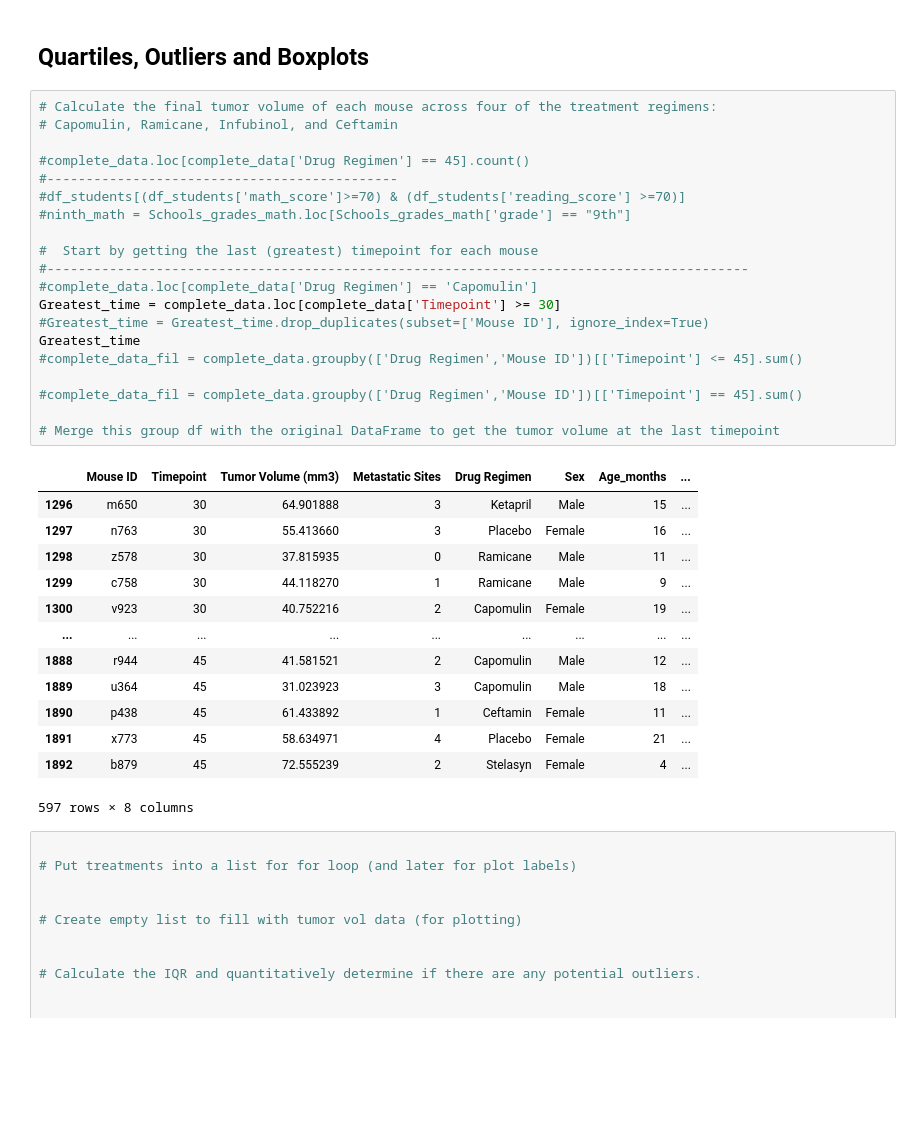
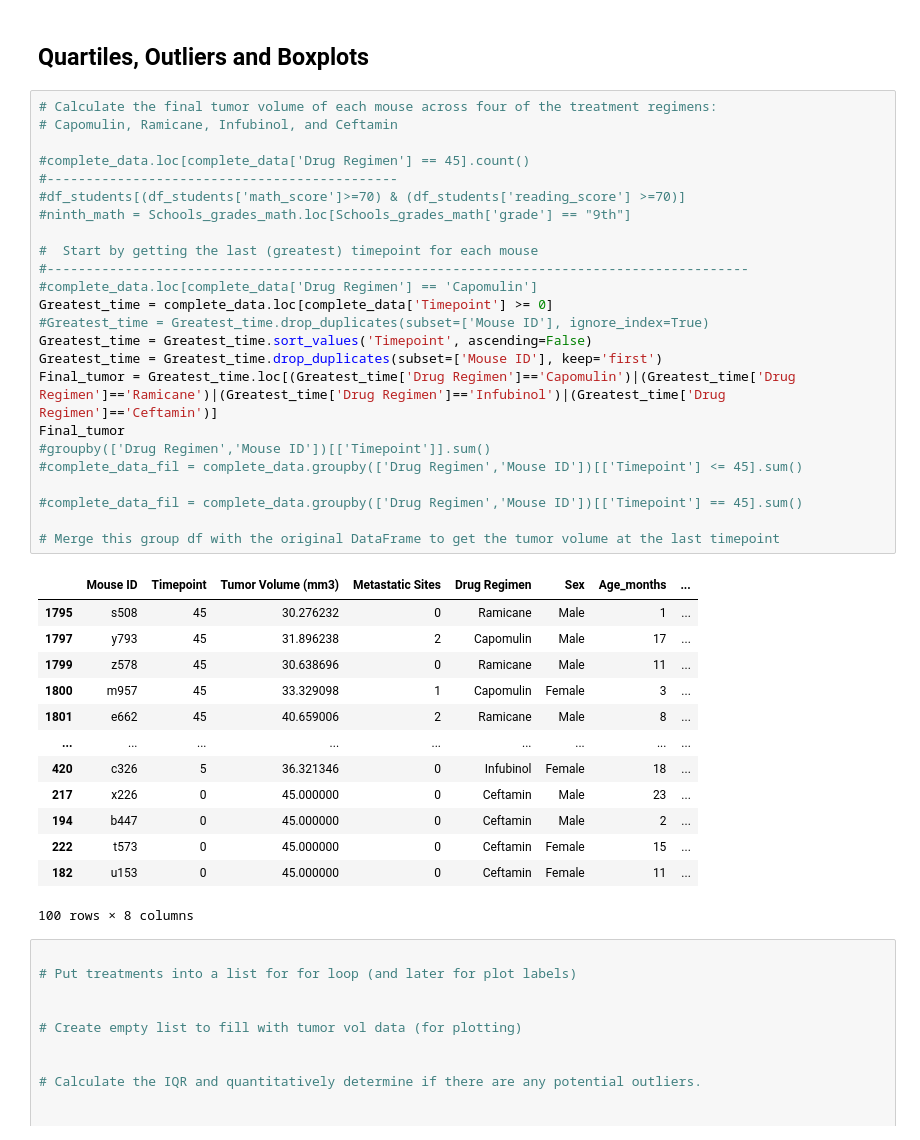
Before and after one commit to Fuy98/Challenge-5, a Jupyter notebook: Challenge-5.ipynb, the cells around one changed output. Saved outputs shown, nothing was run; the diff lists cells and outputs as text; blank space fills up the shorter version.

```diff
--- a/Challenge-5.ipynb
+++ b/Challenge-5.ipynb
@@ -252,37 +253,41 @@ plt.show()
 # %%
 # Calculate the final tumor volume of each mouse across four of the treatment regimens:
 # Capomulin, Ramicane, Infubinol, and Ceftamin
 
 #complete_data.loc[complete_data['Drug Regimen'] == 45].count()
 #---------------------------------------------
 #df_students[(df_students['math_score']>=70) & (df_students['reading_score'] >=70)]
 #ninth_math = Schools_grades_math.loc[Schools_grades_math['grade'] == "9th"]
 
 #  Start by getting the last (greatest) timepoint for each mouse
 #------------------------------------------------------------------------------------------
 #complete_data.loc[complete_data['Drug Regimen'] == 'Capomulin']
-Greatest_time = complete_data.loc[complete_data['Timepoint'] >= 30]
+Greatest_time = complete_data.loc[complete_data['Timepoint'] >= 0]
 #Greatest_time = Greatest_time.drop_duplicates(subset=['Mouse ID'], ignore_index=True)
-Greatest_time
+Greatest_time = Greatest_time.sort_values('Timepoint', ascending=False)
+Greatest_time = Greatest_time.drop_duplicates(subset=['Mouse ID'], keep='first')
+Final_tumor = Greatest_time.loc[(Greatest_time['Drug Regimen']=='Capomulin')|(Greatest_time['Drug Regimen']=='Ramicane')|(Greatest_time['Drug Regimen']=='Infubinol')|(Greatest_time['Drug Regimen']=='Ceftamin')]
+Final_tumor
+#groupby(['Drug Regimen','Mouse ID'])[['Timepoint']].sum()
 #complete_data_fil = complete_data.groupby(['Drug Regimen','Mouse ID'])[['Timepoint'] <= 45].sum()
 
 #complete_data_fil = complete_data.groupby(['Drug Regimen','Mouse ID'])[['Timepoint'] == 45].sum()
 
 # Merge this group df with the original DataFrame to get the tumor volume at the last timepoint
 # %% [output]
 |  | Mouse ID | Timepoint | Tumor Volume (mm3) | Metastatic Sites | Drug Regimen | Sex | Age_months | ... |
-| 1296 | m650 | 30 | 64.901888 | 3 | Ketapril | Male | 15 | ... |
-| 1297 | n763 | 30 | 55.413660 | 3 | Placebo | Female | 16 | ... |
-| 1298 | z578 | 30 | 37.815935 | 0 | Ramicane | Male | 11 | ... |
-| 1299 | c758 | 30 | 44.118270 | 1 | Ramicane | Male | 9 | ... |
-| 1300 | v923 | 30 | 40.752216 | 2 | Capomulin | Female | 19 | ... |
+| 1795 | s508 | 45 | 30.276232 | 0 | Ramicane | Male | 1 | ... |
+| 1797 | y793 | 45 | 31.896238 | 2 | Capomulin | Male | 17 | ... |
+| 1799 | z578 | 45 | 30.638696 | 0 | Ramicane | Male | 11 | ... |
+| 1800 | m957 | 45 | 33.329098 | 1 | Capomulin | Female | 3 | ... |
+| 1801 | e662 | 45 | 40.659006 | 2 | Ramicane | Male | 8 | ... |
 | ... | ... | ... | ... | ... | ... | ... | ... | ... |
-| 1888 | r944 | 45 | 41.581521 | 2 | Capomulin | Male | 12 | ... |
-| 1889 | u364 | 45 | 31.023923 | 3 | Capomulin | Male | 18 | ... |
-| 1890 | p438 | 45 | 61.433892 | 1 | Ceftamin | Female | 11 | ... |
-| 1891 | x773 | 45 | 58.634971 | 4 | Placebo | Female | 21 | ... |
-| 1892 | b879 | 45 | 72.555239 | 2 | Stelasyn | Female | 4 | ... |
+| 420 | c326 | 5 | 36.321346 | 0 | Infubinol | Female | 18 | ... |
+| 217 | x226 | 0 | 45.000000 | 0 | Ceftamin | Male | 23 | ... |
+| 194 | b447 | 0 | 45.000000 | 0 | Ceftamin | Male | 2 | ... |
+| 222 | t573 | 0 | 45.000000 | 0 | Ceftamin | Female | 15 | ... |
+| 182 | u153 | 0 | 45.000000 | 0 | Ceftamin | Female | 11 | ... |
-597 rows × 8 columns
+100 rows × 8 columns
 # %%
 
 # Put treatments into a list for for loop (and later for plot labels)
```
Also changed, not shown: parts of 9 cells of this notebook.
